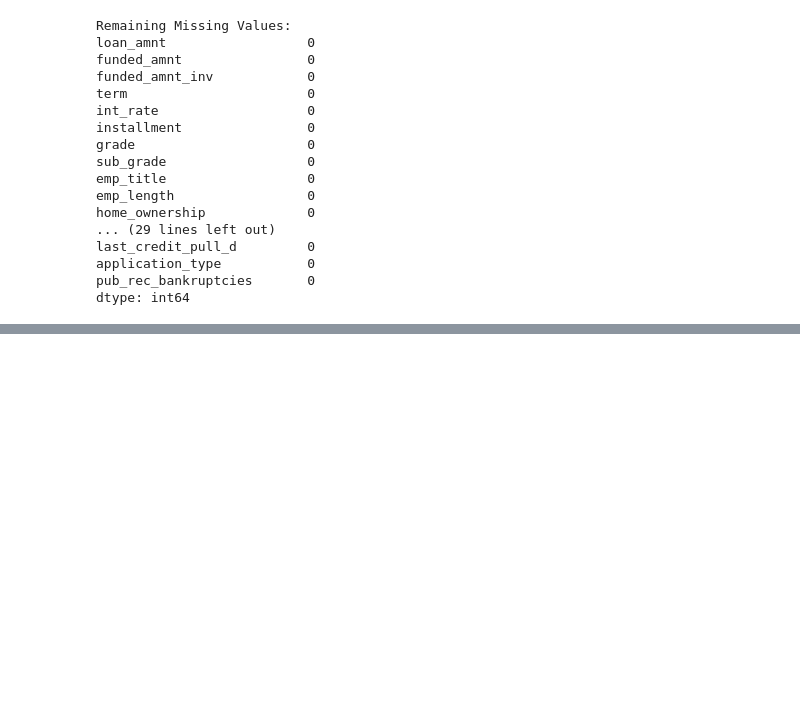
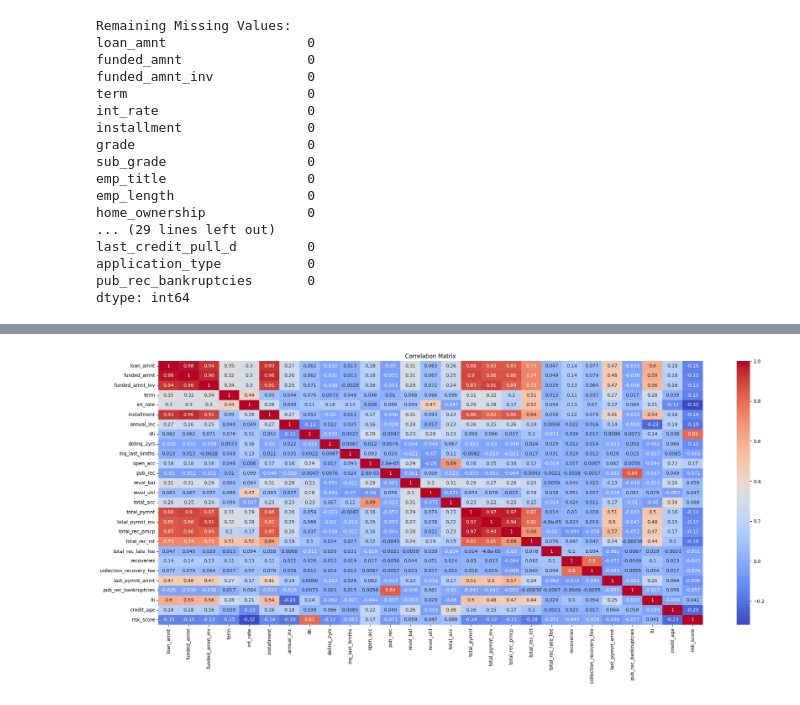
Before and after one commit to amaan2398/insights-into-lending-risks, a Jupyter notebook: notebook/eda.ipynb, the cells around one changed output, grey strips where cells are left out. Saved outputs shown, nothing was run; the diff lists cells and outputs as text; code cells hidden in the pictures; blank space fills up the shorter version.

```diff
--- a/notebook/eda.ipynb
+++ b/notebook/eda.ipynb
@@ -629,0 +756,15 @@ Descriptive Statistics:
+# %%
+# Identifies numeric, categorical and datetime columns in a DataFrame.
+numeric_cols = loan_df.select_dtypes(include=['int64', 'float64']).columns.tolist()
+categorical_cols = loan_df.select_dtypes(include=['object']).columns.tolist()
+datetime_cols = loan_df.select_dtypes(include=['datetime']).columns.tolist()
+# %%
+# Correlation matrix for numeric features
+plt.figure(figsize=(22, 10))
+corr = loan_df[numeric_cols].corr()
+sns.heatmap(corr, cmap='coolwarm', annot=True)
+plt.title("Correlation Matrix")
+plt.tight_layout()
+plt.show()
+# %% [output]
+[figure, added]
```
Also changed, not shown: parts of 61 cells of this notebook, 1 other file.
